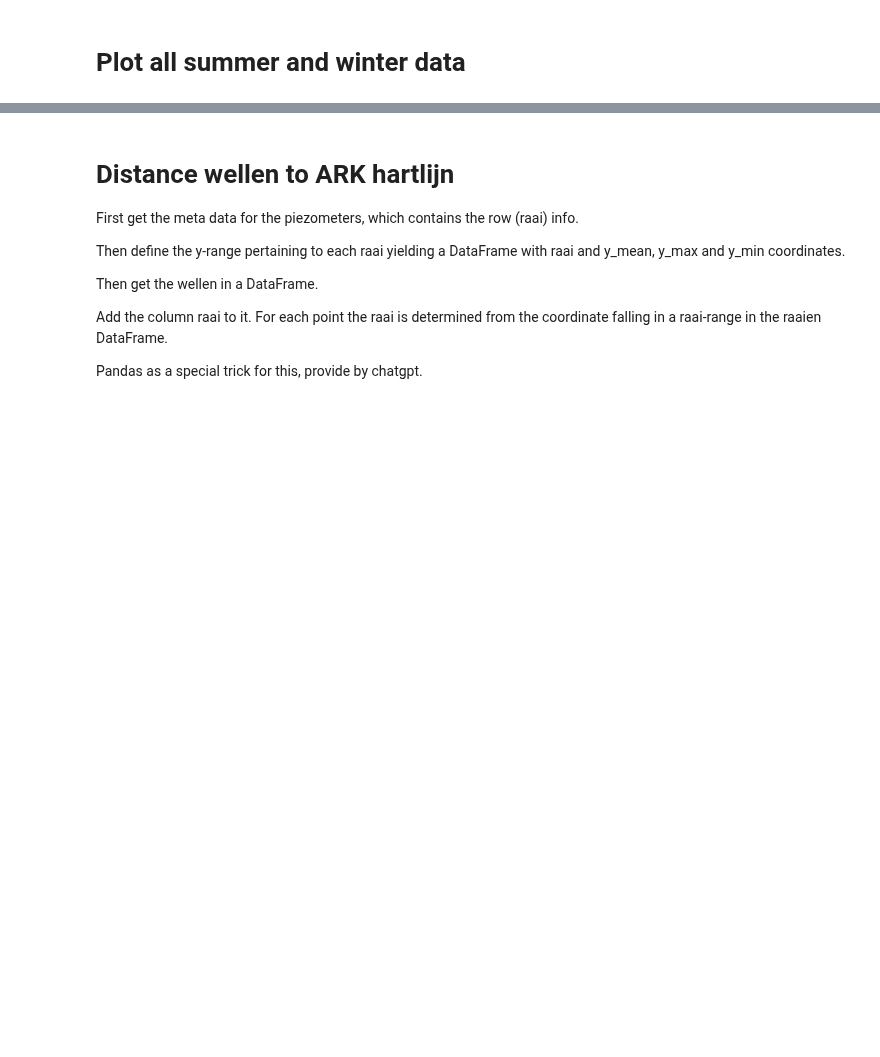
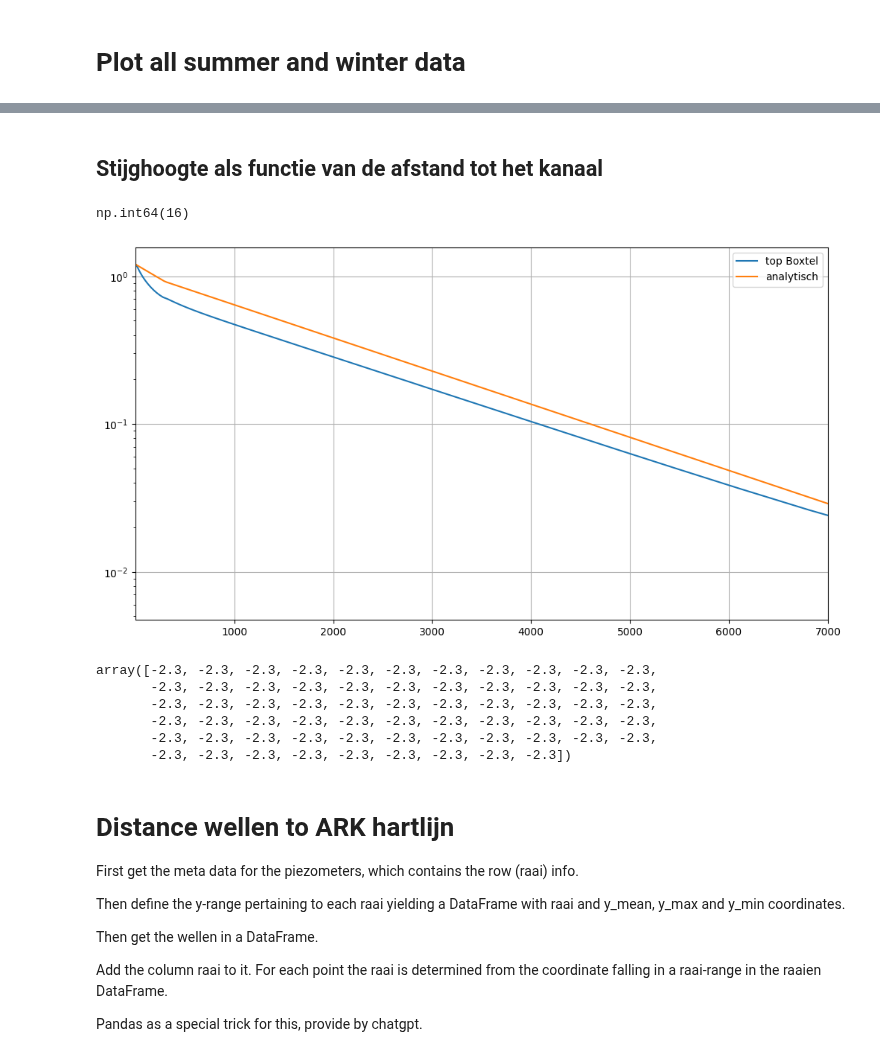
Before and after one commit to Olsthoorn/mf6lab, a Jupyter notebook: Projects/ARK_RWS/notebooks/explore_data.ipynb, the cells around one changed output, grey strips where cells are left out. Saved outputs shown, nothing was run; the diff lists cells and outputs as text; code cells hidden in the pictures; blank space fills up the shorter version.

```diff
--- a/Projects/ARK_RWS/notebooks/explore_data.ipynb
+++ b/Projects/ARK_RWS/notebooks/explore_data.ipynb
@@ -1224,3 +1486,52 @@ raai13, WE=E, tcol=winter, sum(mask)=2
+# %% [markdown]
+## Stijghoogte als functie van de afstand tot het kanaal
+# %%
+np.searchsorted(gr.xm, b_ARK + b_kade)
+# %% [output]
+np.int64(16)
+# %%
+fig, ax = plt.subplots(figsize=(12, 6.5))
+
+phi = out['Phi']
+
+iz = gr.iz_below(lagen.loc['NK', 'okLaag'])
+
+mask = gr.xm > b_ARK
+
+# --- Analytsch Mazure
+x = np.logspace(0, 4, 100)
+y = np.zeros_like(x)
+y0 = phi[iz, 0, np.searchsorted(gr.xm, b_ARK + b_damw)] - h_pold
+y1 = y0 * np.exp(-b_wellen / lam_tot)
+
+y[x <= b_wellen] = y0 * np.exp(-x[x <= b_wellen] / lam_tot)
+y[x  > b_wellen] = y1 * np.exp(-(x[x > b_wellen] - b_wellen)/ lam_top)
+
+ax.plot(gr.xm[mask] - b_ARK, phi[iz, 0, mask] - h_pold, label='top Boxtel')
+ax.plot(x, y, label='analytisch')
+x = gr.xm[mask] - b_ARK
+
+ax.plot()
+ax.set_xlim(1, 7000)
+ax.set_yscale('log')
+# ax.set_ylim(0.4, 1.2)
+ax.grid()
+ax.legend()
+plt.show()
+# %% [output]
+[figure, added]
+# %%
+kh[gr.iz_below(lagen.loc['NK', 'okLaag']), 0, :]
+IBOUND[gr.iz_below(lagen.loc['NK', 'okLaag']), 0, :]
+HI[gr.iz_below(lagen.loc['NK', 'okLaag']), 0, :]
+HI[gr.iz_above(lagen.loc['Pe', 'okLaag']), 0, :]
+# %% [output]
+array([-2.3, -2.3, -2.3, -2.3, -2.3, -2.3, -2.3, -2.3, -2.3, -2.3, -2.3,
+       -2.3, -2.3, -2.3, -2.3, -2.3, -2.3, -2.3, -2.3, -2.3, -2.3, -2.3,
+       -2.3, -2.3, -2.3, -2.3, -2.3, -2.3, -2.3, -2.3, -2.3, -2.3, -2.3,
+       -2.3, -2.3, -2.3, -2.3, -2.3, -2.3, -2.3, -2.3, -2.3, -2.3, -2.3,
+       -2.3, -2.3, -2.3, -2.3, -2.3, -2.3, -2.3, -2.3, -2.3, -2.3, -2.3,
+       -2.3, -2.3, -2.3, -2.3, -2.3, -2.3, -2.3, -2.3, -2.3])
 # %% [markdown]
 # Distance wellen to ARK hartlijn
 
```
Also changed, not shown: parts of 25 cells of this notebook, 5 other files.
